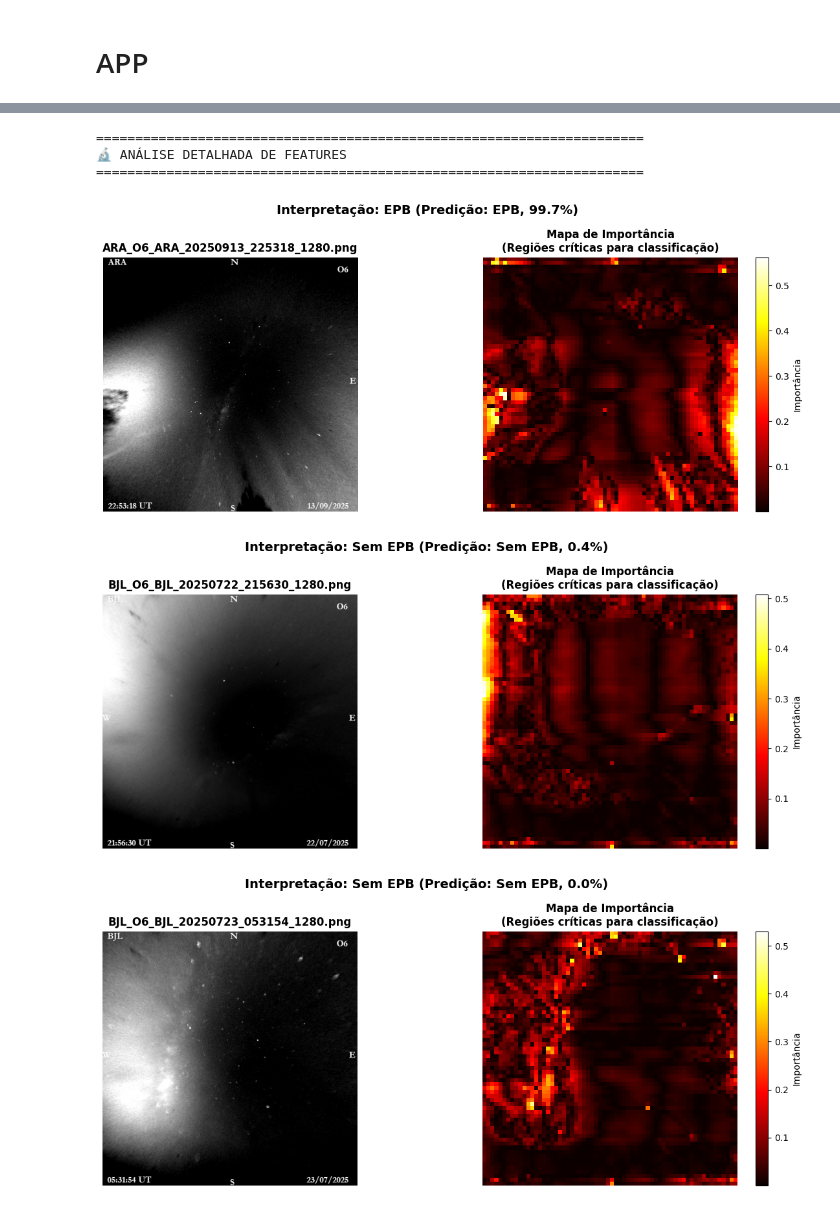
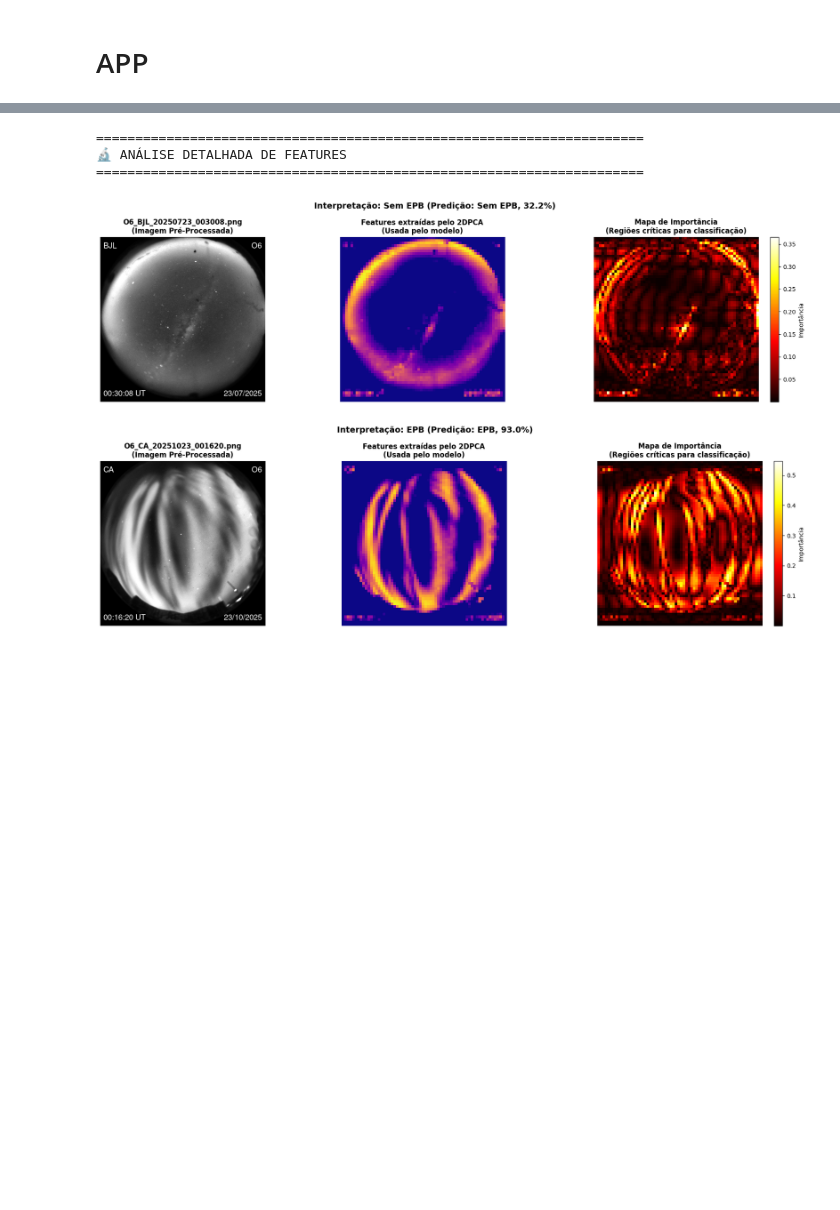
Before and after one commit to albertoivo/masters-degree, a Jupyter notebook: code/app.ipynb, the cells around one changed output, grey strips where cells are left out. Saved outputs shown, nothing was run; the diff lists cells and outputs as text; code cells hidden in the pictures; blank space fills up the shorter version.

```diff
--- a/code/app.ipynb
+++ b/code/app.ipynb
@@ -14,7 +14,9 @@ with open('models/epb_recognition_model.pkl', 'rb') as f:
 
 system = model_data['system']
 target_size = model_data['target_size']
-print("   ✓ Modelo carregado com sucesso!\n")
+
+print("   ✓ Modelo carregado com sucesso!")
+print()
 
 # 2. Processa todas as imagens do diretório img-teste
 img_folder = Path('img-teste')
@@ -32,6 +34,8 @@ else:
             # Carrega e processa imagem
             img = Image.open(img_path).convert('L')
             img = np.array(img.resize(target_size))
+
+            # Pré-processamento simplificado
             img = preprocess_epb_image(img)
 
             # Faz predição
@@ -42,6 +46,15 @@ else:
             print(f"📸 {img_path.name}")
             print(f"   EPB detectada: {'SIM' if pred == 1 else 'NÃO'}")
             print(f"   Probabilidade: {prob[1]*100:.2f}%")
+
+            # Indicador de confiança
+            confidence = max(prob)
+            if confidence > 0.9:
+                print(f"   Confiança: 🟢 ALTA ({confidence*100:.1f}%)")
+            elif confidence > 0.7:
+                print(f"   Confiança: 🟡 MÉDIA ({confidence*100:.1f}%)")
+            else:
+                print(f"   Confiança: 🔴 BAIXA ({confidence*100:.1f}%)")
             print()
 
         except Exception as e:
@@ -71,16 +87,12 @@ else:
 ✅ PROCESSAMENTO CONCLUÍDO
 ======================================================================
 # %%
-from epb_detection_system import explain_feature_importance_2 as efi
+from epb_detection_system import explain_feature_importance_3 as efi
 
 # Imagens específicas para análise detalhada
 images = [
-    'img-teste/ARA_O6_ARA_20250913_225318_1280.png',
-    'img-teste/BJL_O6_BJL_20250722_215630_1280.png',
-    'img-teste/BJL_O6_BJL_20250723_053154_1280.png',
-    'img-teste/BJL_O6_BJL_20250723_081820_1280.png',
-    'img-teste/CA_O6_CA_20251022_221737_1280.png',
-    'img-teste/CP_O6_CP_20240209_010711_1280.png'
+    'img-teste/O6_BJL_20250723_003008.png',
+    'img-teste/O6_CA_20251023_001620.png'
 ]
 
 print("="*70)
@@ -95,33 +107,32 @@ for img_path_str in images:
         print()
         continue
 
     try:
         # Carrega e processa imagem
         img = Image.open(img_path).convert('L')
         img_original = np.array(img.resize(target_size))
         img_processed = preprocess_epb_image(img_original.copy())
 
         # Faz predição para obter o label predito
         pred = system.predict(img_processed.reshape(1, *img_processed.shape))[0]
 
         # Chama explain_feature_importance
         # Usa pred como y_sample (classe predita) para análise
         importance_map = efi(
             system=system,
             X_sample=img_processed,
             y_sample=pred,  # Usa predição como "classe real" para análise
             filename=img_path.name
         )
     except Exception as e:
         print(f"\n❌ Erro ao analisar {img_path.name}:")
         print(f"   {str(e)}")
         import traceback
         traceback.print_exc()
         print()
 # %% [output]
 ======================================================================
 🔬 ANÁLISE DETALHADA DE FEATURES
 ======================================================================
-[figure, old version]
+[figure, new version]
-[figure, old version]
+[figure, new version]
-[figure, removed]
```
Also changed, not shown: parts of 2 cells of this notebook.
